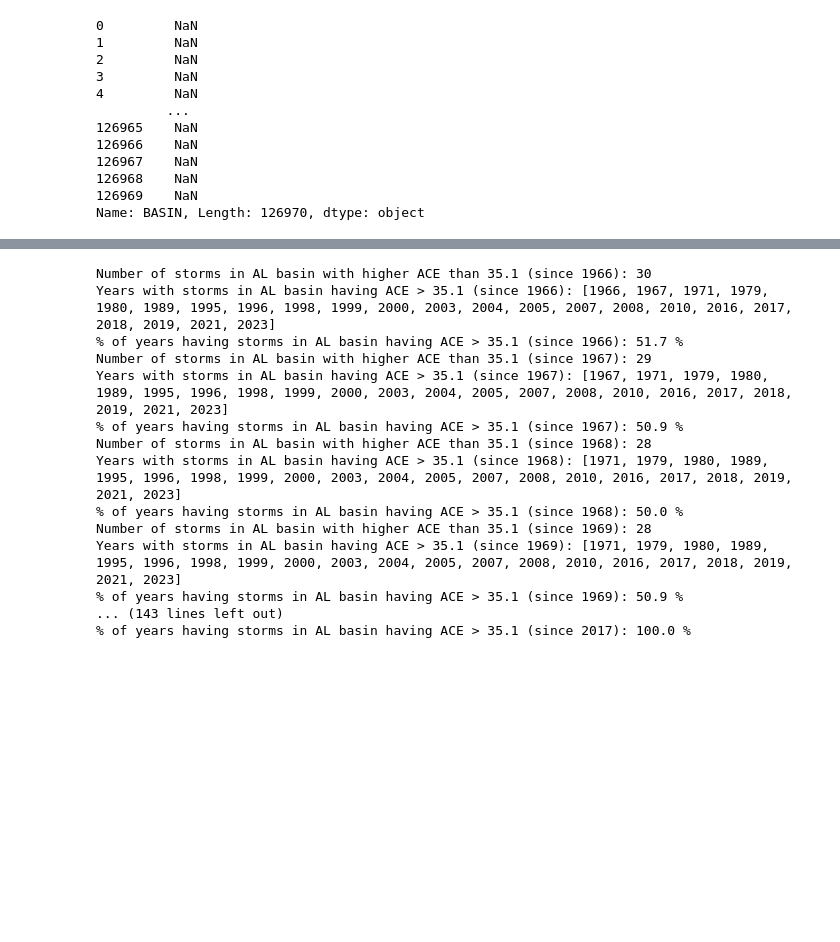
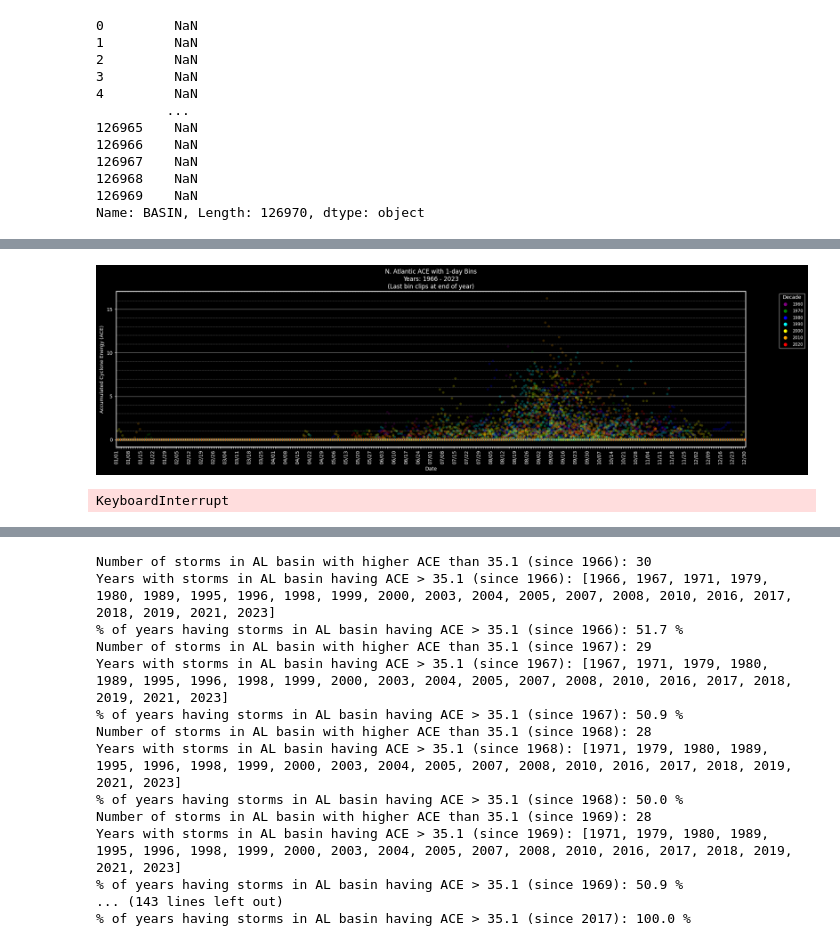
Before and after one commit to JRPdata/wastebook, a Jupyter notebook: ACE_AL_forecast.ipynb, the cells around one changed output, grey strips where cells are left out. Drawn from its saved outputs; the diff is of its cells as text; code cells hidden in the pictures; blank space fills up the shorter version.

```diff
--- a/ACE_AL_forecast.ipynb
+++ b/ACE_AL_forecast.ipynb
@@ -433,0 +505,37 @@ season_ace[2006]
+# %%
+import seaborn as sns
+import matplotlib.pyplot as plt
+
+# Function to bin data and calculate ACE per bin
+def bin_ace_data(df, bin_size_days):
+    binned_results = []
+
+    # Group data by Year
+    for year, group in df.groupby('YEAR'):
+        # Create bins (resampling) by the bin_size_days (1 day, 7 days, etc.)
+        group = group.set_index('DAY_NUM')  # Set Day_Num as the index
+        bins = group['ACE_FOR_DAY_NUM'].groupby(pd.cut(group.index, bins=range(1, 367, bin_size_days)))
+
+        for bin_range, bin_data in bins:
+            # Sum the ACE values within the bin
+            ace_sum = bin_data.sum()
+
+            # Get the leading day number of the bin (lower edge of bin range)
+            bin_start_day = int(bin_range.left)
+
+            # Determine the decade for the current year
+            decade = (year // 10) * 10
+
+            # Store the result (Year, Leading Day Number, ACE for the bin)
+            binned_results.append({'YEAR': year, 'BIN_START_DAY': bin_start_day, 'ACE_FOR_BIN': ace_sum, 'DECADE': decade})
+
+    # Convert results to a DataFrame
+    return pd.DataFrame(binned_results)
+
+# Bin the data for 1-day and 7-day bins
+df_binned_1day = bin_ace_data(df_ace_by_day, bin_size_days=1)
+df_binned_7day = bin_ace_data(df_ace_by_day, bin_size_days=7)
+df_binned_14day = bin_ace_data(df_ace_by_day, bin_size_days=14)
+df_binned_21day = bin_ace_data(df_ace_by_day, bin_size_days=21)
+df_binned_28day = bin_ace_data(df_ace_by_day, bin_size_days=28)
+df_binned_365day = bin_ace_data(df_ace_by_day, bin_size_days=365)
@@ -433,0 +673,9 @@ season_ace[2006]
+# %%
+# Plot ACE with date-converted bins
+plot_binned_ace(df_binned_1day, bin_size=1, title='N. Atlantic ACE with 1-day Bins')
+plot_binned_ace(df_binned_7day, bin_size=7, title='N. Atlantic ACE with 7-day Bins')
+plot_binned_ace(df_binned_14day, bin_size=14, title='N. Atlantic ACE with 14-day Bins')
+plot_binned_ace(df_binned_28day, bin_size=28, title='N. Atlantic ACE with 28-day Bins')
+# %% [output]
+[figure, added]
+KeyboardInterrupt
```
Also changed, not shown: parts of 52 cells of this notebook.
